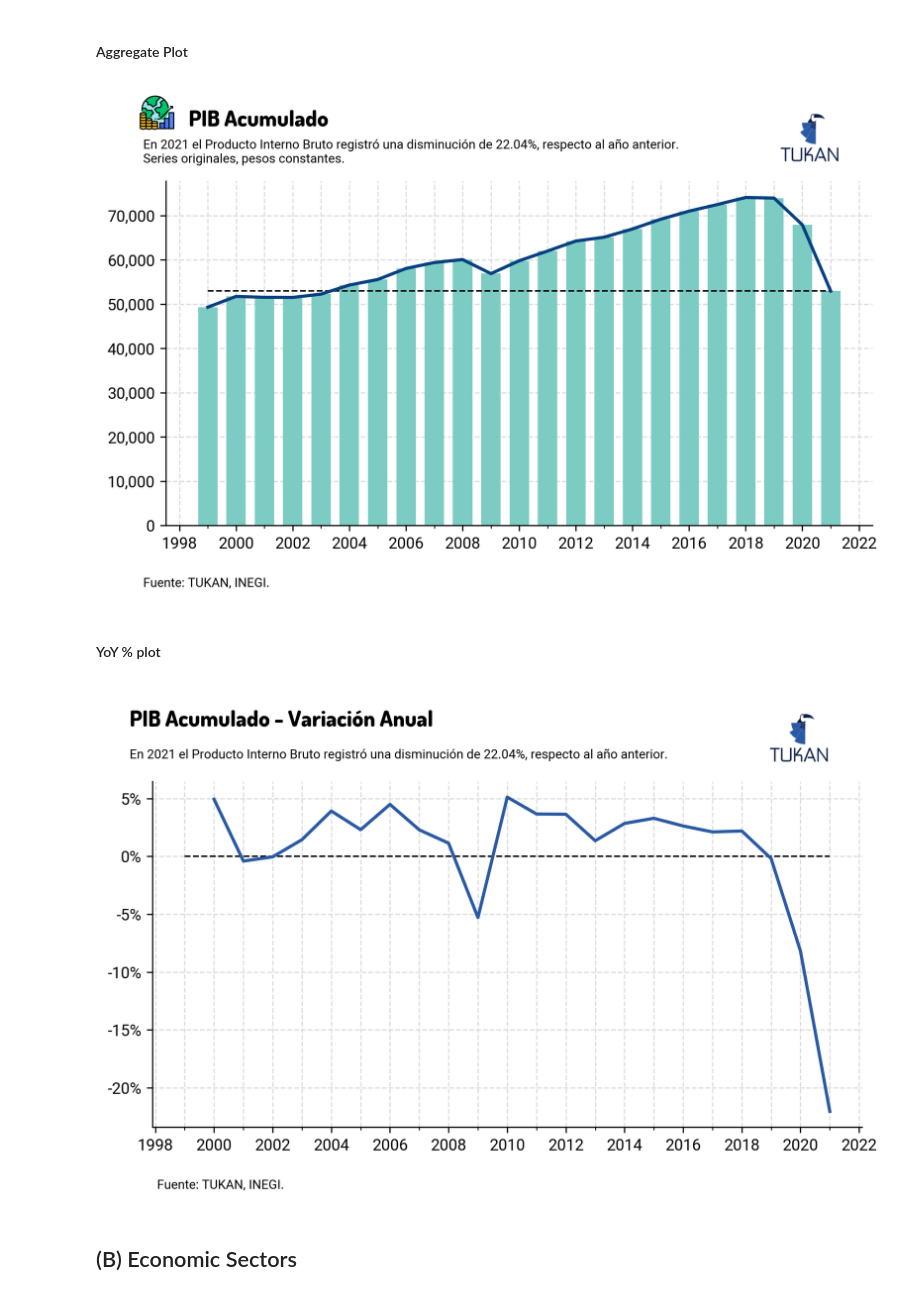
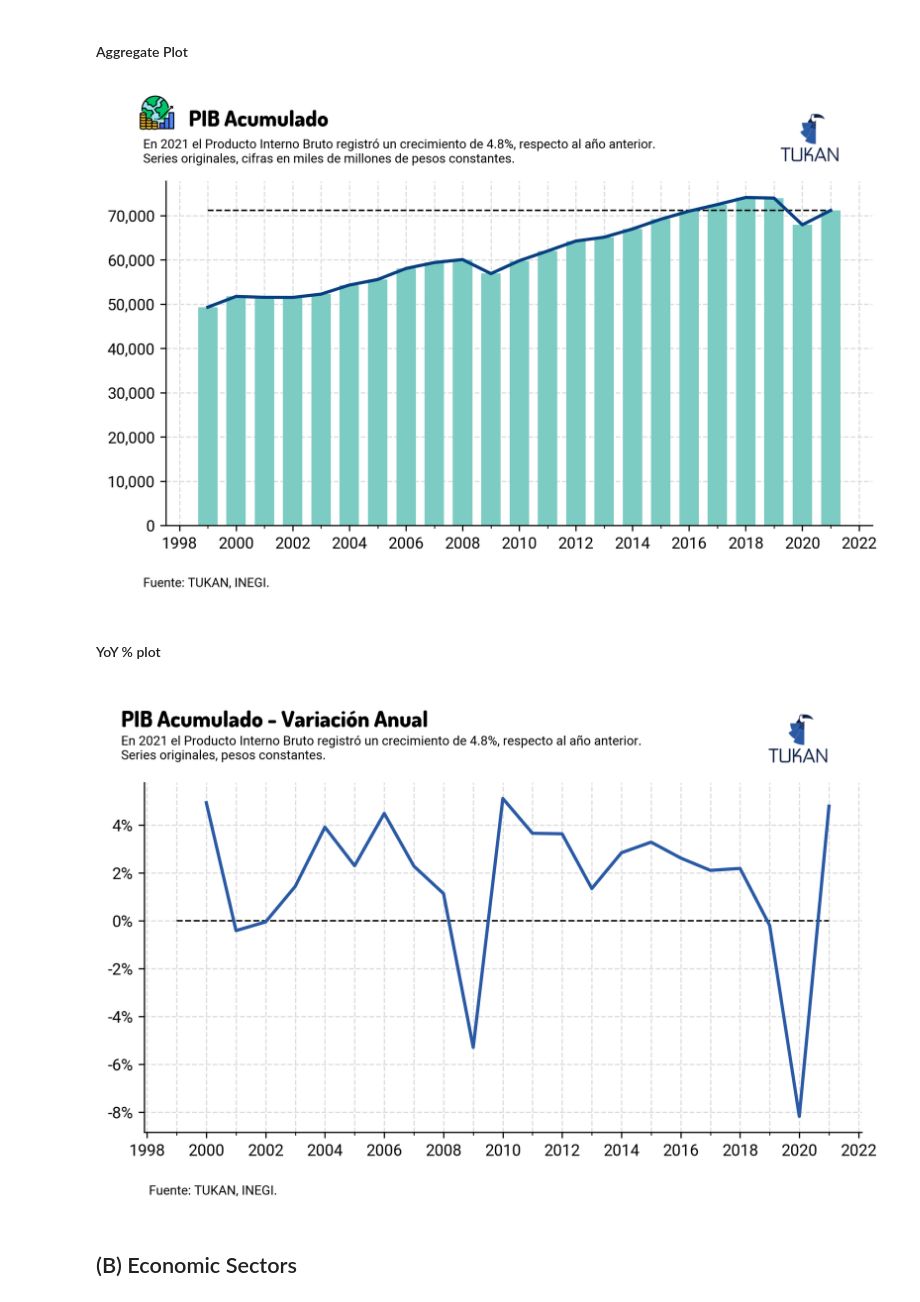
Before and after one commit to TukanMx/tukan_notebooks, a Jupyter notebook: social/social_media/pib/pib_template.ipynb, the cells around one changed output. Saved outputs shown, nothing was run; the diff lists cells and outputs as text; code cells hidden in the pictures.

Commit message:
updated plots with 4Q21 data

```diff
--- a/social/social_media/pib/pib_template.ipynb
+++ b/social/social_media/pib/pib_template.ipynb
@@ -413,7 +416,7 @@ fig.text(
 fig.text(
     0.1,
     0.92,
-    "En "+ str(last_year) + " el Producto Interno Bruto registró "+ variation + " de " + str(abs(growth.round(2))) +"%, respecto al año anterior.\nSeries originales, pesos constantes.",
+    "En "+ str(last_year) + " el Producto Interno Bruto registró "+ variation + " de " + str(abs(growth.round(2))) +"%, respecto al año anterior.\nSeries originales, cifras en miles de millones de pesos constantes.",
     size=8
 )
 # Add footer
@@ -458,7 +461,7 @@ plt.savefig(
     transparent=False,
 )
 # %% [output]
-[figure, old version]
+[figure, new version]
 # %% [markdown]
 #### YoY % plot
 # %%
@@ -501,7 +504,7 @@ fig.text(
 fig.text(
     0.1,
     0.93,
-    "En "+ str(last_year) + " el Producto Interno Bruto registró "+ variation + " de " + str(abs(growth.round(2))) +"%, respecto al año anterior.",
+    "En "+ str(last_year) + " el Producto Interno Bruto registró "+ variation + " de " + str(abs(growth.round(2))) +"%, respecto al año anterior.\nSeries originales, pesos constantes.",
     size=8
 )
 # Add footer
@@ -513,34 +516,34 @@ fig.text(0.13, -0.01, "Fuente: TUKAN, INEGI.", fontsize=8)
 #     dpi=300,
 #     bbox_inches="tight",
 #     # facecolor="white",
 #     edgecolor="none",
 #     transparent=True,
 # )
 
 tukan_im = image.imread(module_path + "\\assets\\logo\\logo192.png")
 newax = fig.add_axes([0.72, .88, 0.16, 0.19], anchor="NE", zorder=1)
 newax.imshow(tukan_im)
 newax.axis("off")
 
 plt.savefig(
     "plots/gdp_agg_yoy_logo.png",
     dpi=300,
     bbox_inches="tight",
     # facecolor="white",
     edgecolor="none",
     transparent=True,
 )
 
 plt.savefig(
     "plots/gdp_agg_yoy_white_logo.png",
     dpi=300,
     bbox_inches="tight",
     facecolor="white",
     edgecolor="none",
     transparent=False,
 )
 # %% [output]
-[figure, old version]
+[figure, new version]
 # %% [markdown]
 ## (B) Economic Sectors
 # %% [markdown]
```
Also changed, not shown: parts of 13 cells of this notebook.
